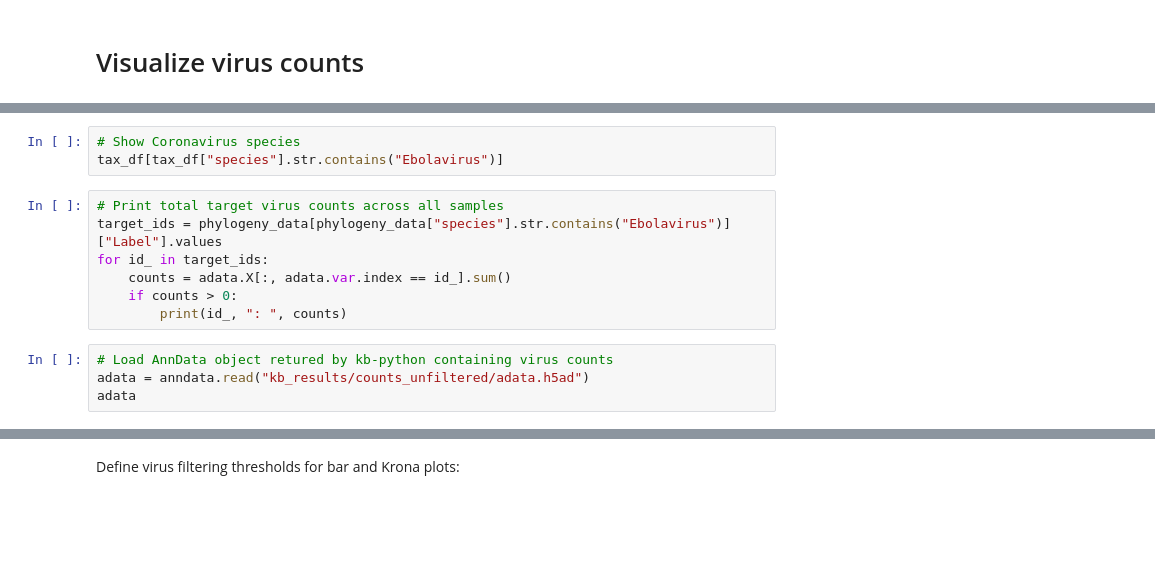
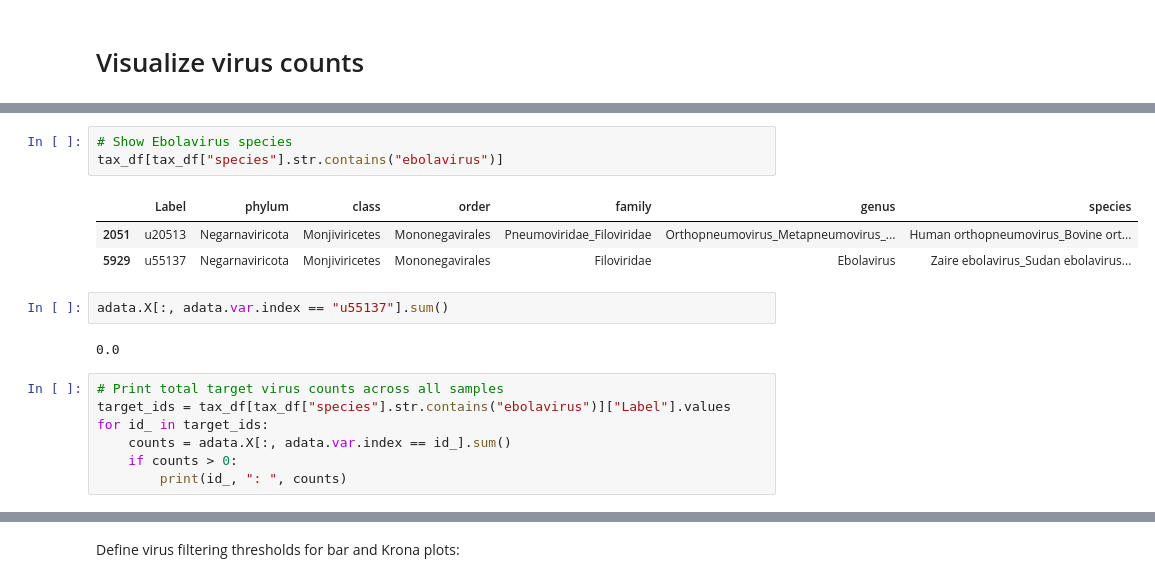
Before and after one commit to lauraluebbert/kallistoXpalmdb, a Jupyter notebook: kallistoXpalmDB_tutorial.ipynb, the cells around one changed output, grey strips where cells are left out. Cells and saved outputs as stored; diff of their text form; blank space fills up the shorter version.

```diff
--- a/kallistoXpalmDB_tutorial.ipynb
+++ b/kallistoXpalmDB_tutorial.ipynb
@@ -251,17 +311,21 @@ tax_df.head()
 # %%
-# Show Coronavirus species
-tax_df[tax_df["species"].str.contains("Ebolavirus")]
+# Show Ebolavirus species
+tax_df[tax_df["species"].str.contains("ebolavirus")]
+# %% [output]
+|  | Label | phylum | class | order | family | genus | species |
+| 2051 | u20513 | Negarnaviricota | Monjiviricetes | Mononegavirales | Pneumoviridae_Filoviridae | Orthopneumovirus_Metapneumovirus_... | Human orthopneumovirus_Bovine ort... |
+| 5929 | u55137 | Negarnaviricota | Monjiviricetes | Mononegavirales | Filoviridae | Ebolavirus | Zaire ebolavirus_Sudan ebolavirus... |
+# %%
+adata.X[:, adata.var.index == "u55137"].sum()
+# %% [output]
+0.0
 # %%
 # Print total target virus counts across all samples
-target_ids = phylogeny_data[phylogeny_data["species"].str.contains("Ebolavirus")]["Label"].values
+target_ids = tax_df[tax_df["species"].str.contains("ebolavirus")]["Label"].values
 for id_ in target_ids:
     counts = adata.X[:, adata.var.index == id_].sum()
     if counts > 0:
         print(id_, ": ", counts)
-# %%
-# Load AnnData object retured by kb-python containing virus counts
-adata = anndata.read("kb_results/counts_unfiltered/adata.h5ad")
-adata
 # %%
 fig, ax = plt.subplots(figsize=(10, 5))
 fontsize = 14
```
Also changed, not shown: parts of 20 cells of this notebook.
